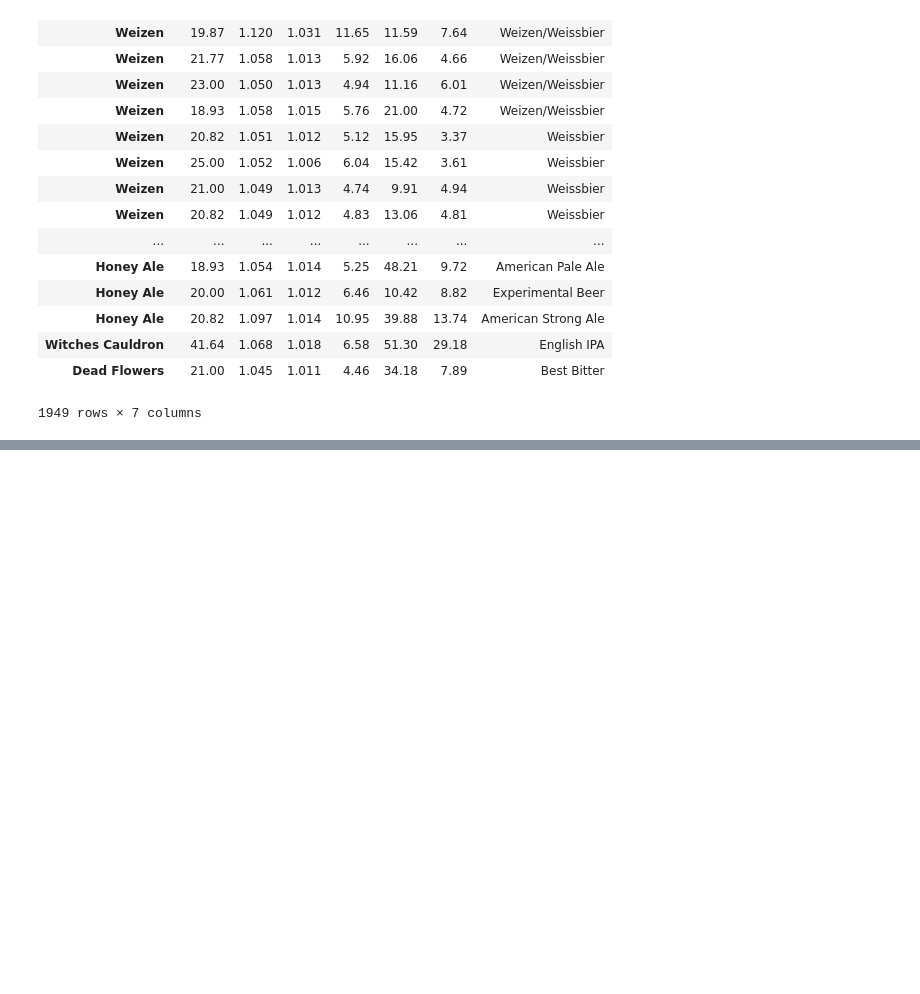
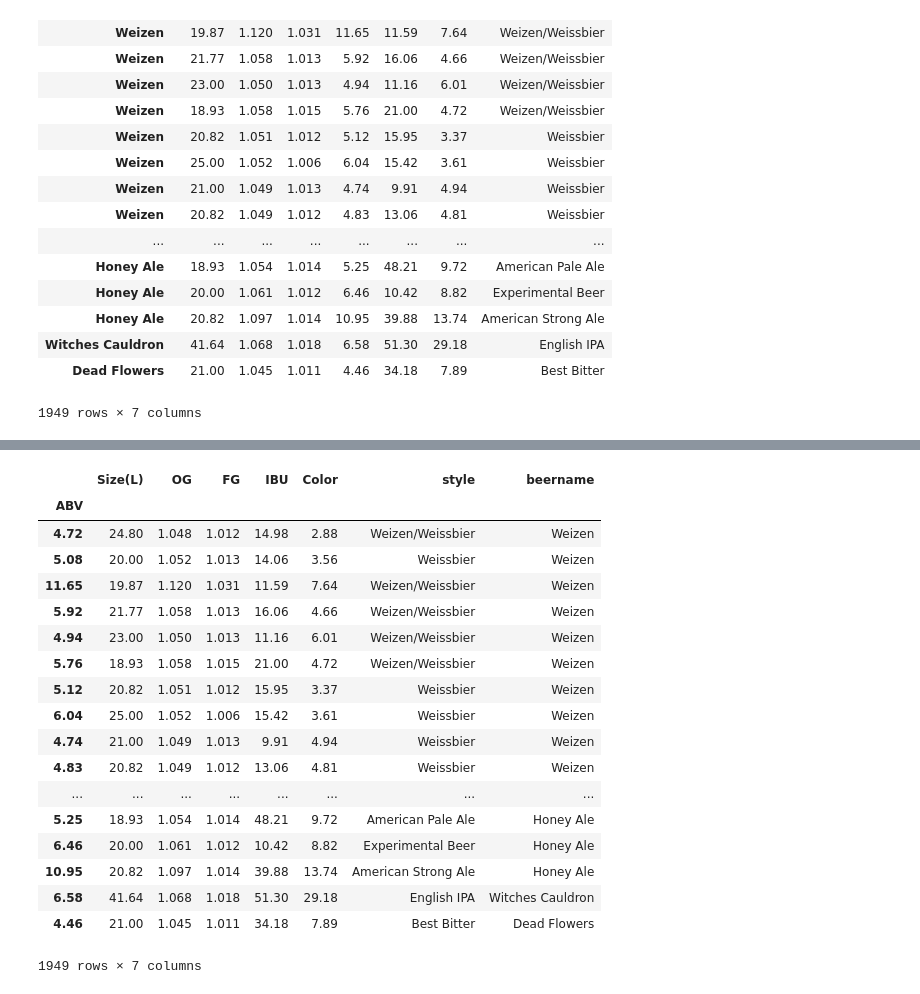
Before and after one commit to KMichell/beer_analysis, a Jupyter notebook: beer_recommendations.ipynb, the cells around one changed output, grey strips where cells are left out. Cells and saved outputs as stored; diff of their text form; code cells hidden in the pictures; blank space fills up the shorter version.

```diff
--- a/beer_recommendations.ipynb
+++ b/beer_recommendations.ipynb
@@ -373,0 +423,26 @@ beer_recepi
+# %%
+useful_recipe = beer_recepi.copy()
+
+useful_recipe = useful_recipe.assign(beername = useful_recipe.index)
+useful_recipe.set_index('ABV', inplace = True)
+useful_recipe
+# %% [output]
+|  | Size(L) | OG | FG | IBU | Color | style | beername |
+| ABV |  |  |  |  |  |  |  |
+| 4.72 | 24.80 | 1.048 | 1.012 | 14.98 | 2.88 | Weizen/Weissbier | Weizen |
+| 5.08 | 20.00 | 1.052 | 1.013 | 14.06 | 3.56 | Weissbier | Weizen |
+| 11.65 | 19.87 | 1.120 | 1.031 | 11.59 | 7.64 | Weizen/Weissbier | Weizen |
+| 5.92 | 21.77 | 1.058 | 1.013 | 16.06 | 4.66 | Weizen/Weissbier | Weizen |
+| 4.94 | 23.00 | 1.050 | 1.013 | 11.16 | 6.01 | Weizen/Weissbier | Weizen |
+| 5.76 | 18.93 | 1.058 | 1.015 | 21.00 | 4.72 | Weizen/Weissbier | Weizen |
+| 5.12 | 20.82 | 1.051 | 1.012 | 15.95 | 3.37 | Weissbier | Weizen |
+| 6.04 | 25.00 | 1.052 | 1.006 | 15.42 | 3.61 | Weissbier | Weizen |
+| 4.74 | 21.00 | 1.049 | 1.013 | 9.91 | 4.94 | Weissbier | Weizen |
+| 4.83 | 20.82 | 1.049 | 1.012 | 13.06 | 4.81 | Weissbier | Weizen |
+| ... | ... | ... | ... | ... | ... | ... | ... |
+| 5.25 | 18.93 | 1.054 | 1.014 | 48.21 | 9.72 | American Pale Ale | Honey Ale |
+| 6.46 | 20.00 | 1.061 | 1.012 | 10.42 | 8.82 | Experimental Beer | Honey Ale |
+| 10.95 | 20.82 | 1.097 | 1.014 | 39.88 | 13.74 | American Strong Ale | Honey Ale |
+| 6.58 | 41.64 | 1.068 | 1.018 | 51.30 | 29.18 | English IPA | Witches Cauldron |
+| 4.46 | 21.00 | 1.045 | 1.011 | 34.18 | 7.89 | Best Bitter | Dead Flowers |
+1949 rows × 7 columns
```
Also changed, not shown: parts of 11 cells of this notebook.
